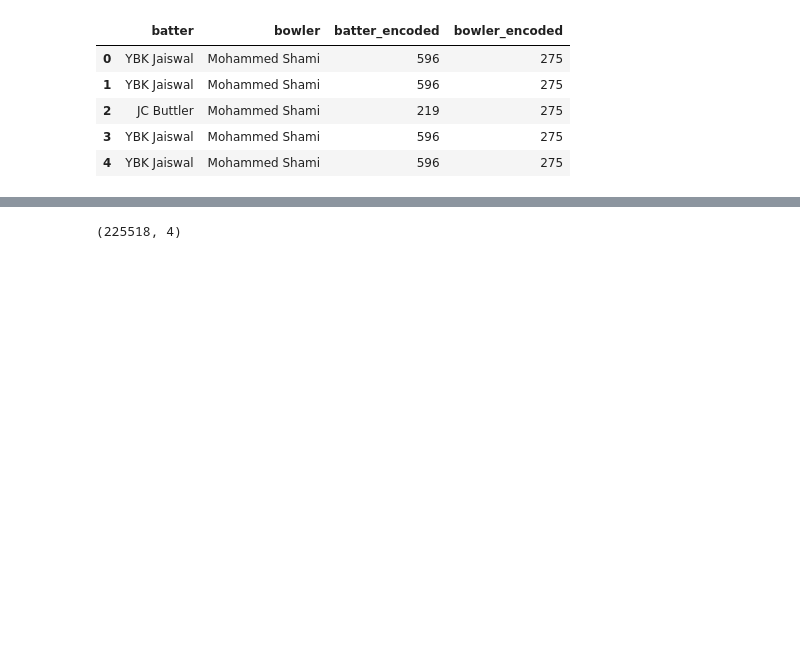
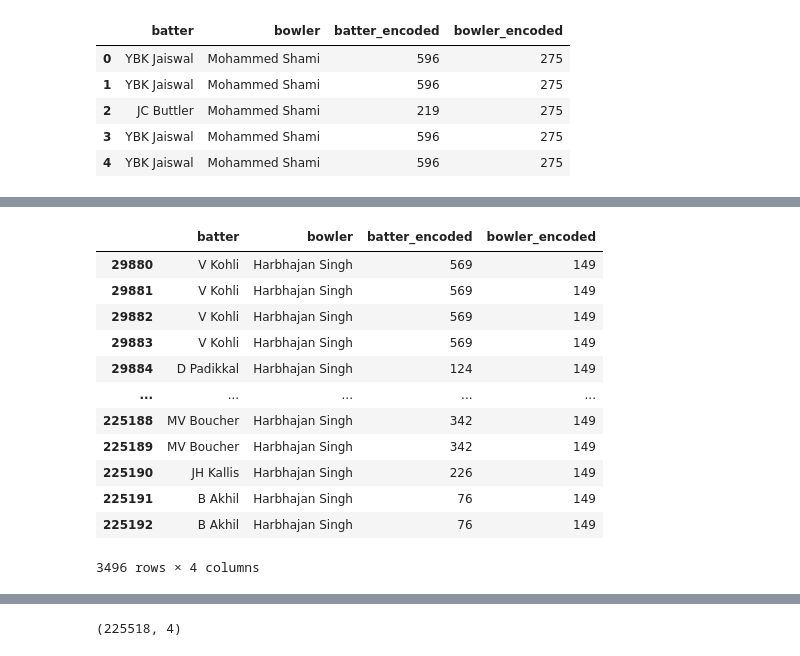
Before and after one commit to pyparul/ML_IPL_Score_Prediction, a Jupyter notebook: resampledPlayersDatamodelling.ipynb, the cells around one changed output, grey strips where cells are left out. Saved outputs shown, nothing was run; the diff lists cells and outputs as text; code cells hidden in the pictures; blank space fills up the shorter version.

Commit message:
encoded players uniquely

```diff
--- a/resampledPlayersDatamodelling.ipynb
+++ b/resampledPlayersDatamodelling.ipynb
@@ -314,0 +336,16 @@ X.head()
+# %%
+X[X.bowler=='Harbhajan Singh']
+# %% [output]
+|  | batter | bowler | batter_encoded | bowler_encoded |
+| 29880 | V Kohli | Harbhajan Singh | 569 | 149 |
+| 29881 | V Kohli | Harbhajan Singh | 569 | 149 |
+| 29882 | V Kohli | Harbhajan Singh | 569 | 149 |
+| 29883 | V Kohli | Harbhajan Singh | 569 | 149 |
+| 29884 | D Padikkal | Harbhajan Singh | 124 | 149 |
+| ... | ... | ... | ... | ... |
+| 225188 | MV Boucher | Harbhajan Singh | 342 | 149 |
+| 225189 | MV Boucher | Harbhajan Singh | 342 | 149 |
+| 225190 | JH Kallis | Harbhajan Singh | 226 | 149 |
+| 225191 | B Akhil | Harbhajan Singh | 76 | 149 |
+| 225192 | B Akhil | Harbhajan Singh | 76 | 149 |
+3496 rows × 4 columns
```
Also changed, not shown: parts of 6 cells of this notebook.
